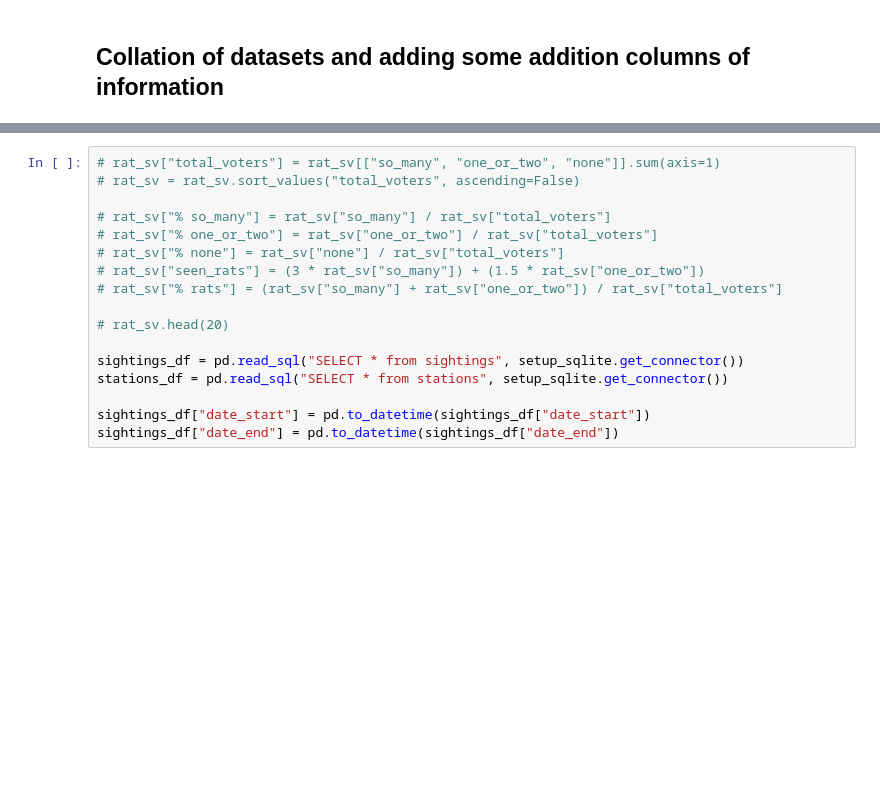
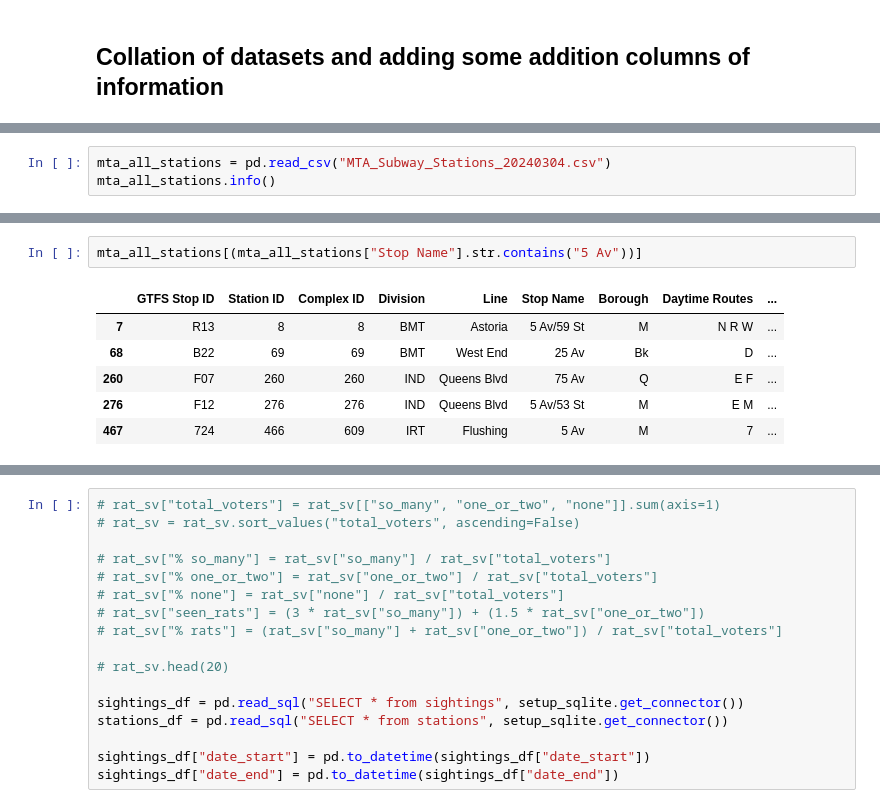
Before and after one commit to marrollar/Ratnalysis, a Jupyter notebook: python_data_management/main.ipynb, the cells around one changed output, grey strips where cells are left out. Cells and saved outputs as stored; diff of their text form; blank space fills up the shorter version.

```diff
--- a/python_data_management/main.ipynb
+++ b/python_data_management/main.ipynb
@@ -120,0 +134,3 @@ for file in formatted_files:
+# %%
+mta_all_stations = pd.read_csv("MTA_Subway_Stations_20240304.csv")
+mta_all_stations.info()
@@ -120,0 +155,9 @@ for file in formatted_files:
+# %%
+mta_all_stations[(mta_all_stations["Stop Name"].str.contains("5 Av"))]
+# %% [output]
+|  | GTFS Stop ID | Station ID | Complex ID | Division | Line | Stop Name | Borough | Daytime Routes | ... |
+| 7 | R13 | 8 | 8 | BMT | Astoria | 5 Av/59 St | M | N R W | ... |
+| 68 | B22 | 69 | 69 | BMT | West End | 25 Av | Bk | D | ... |
+| 260 | F07 | 260 | 260 | IND | Queens Blvd | 75 Av | Q | E F | ... |
+| 276 | F12 | 276 | 276 | IND | Queens Blvd | 5 Av/53 St | M | E M | ... |
+| 467 | 724 | 466 | 609 | IRT | Flushing | 5 Av | M | 7 | ... |
```
Also changed, not shown: parts of 9 cells of this notebook.
